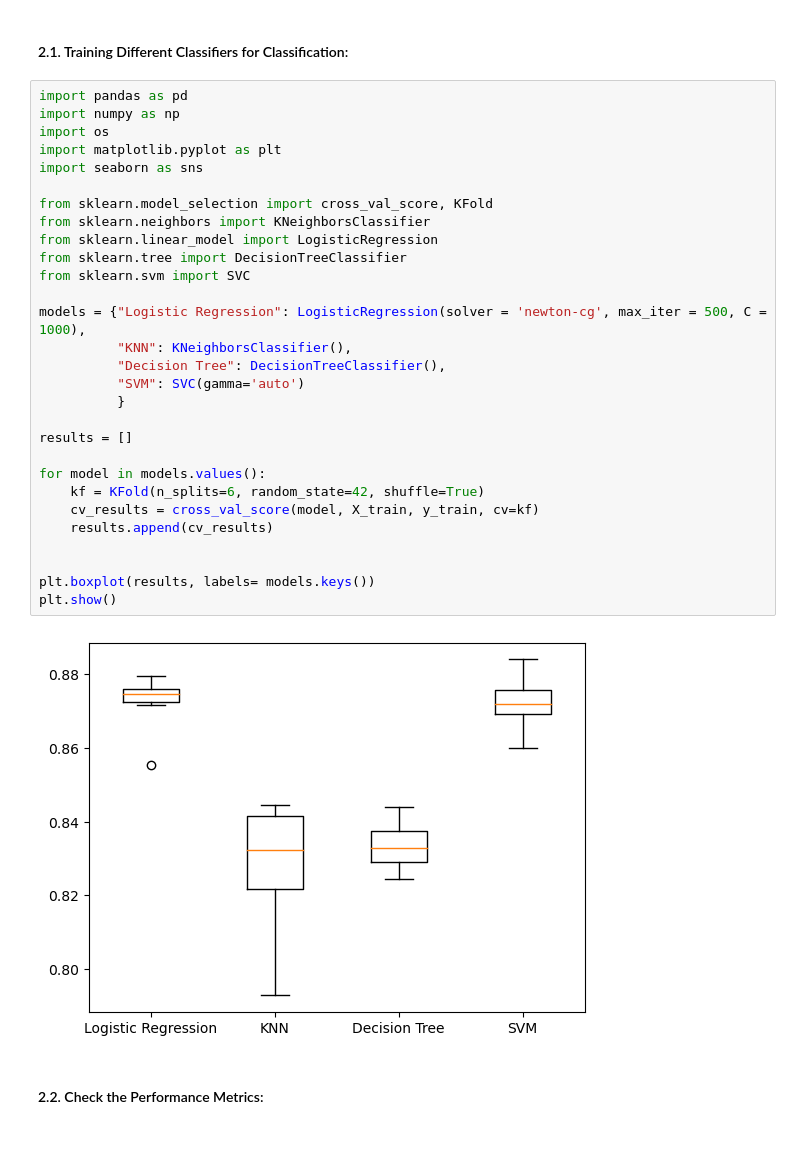
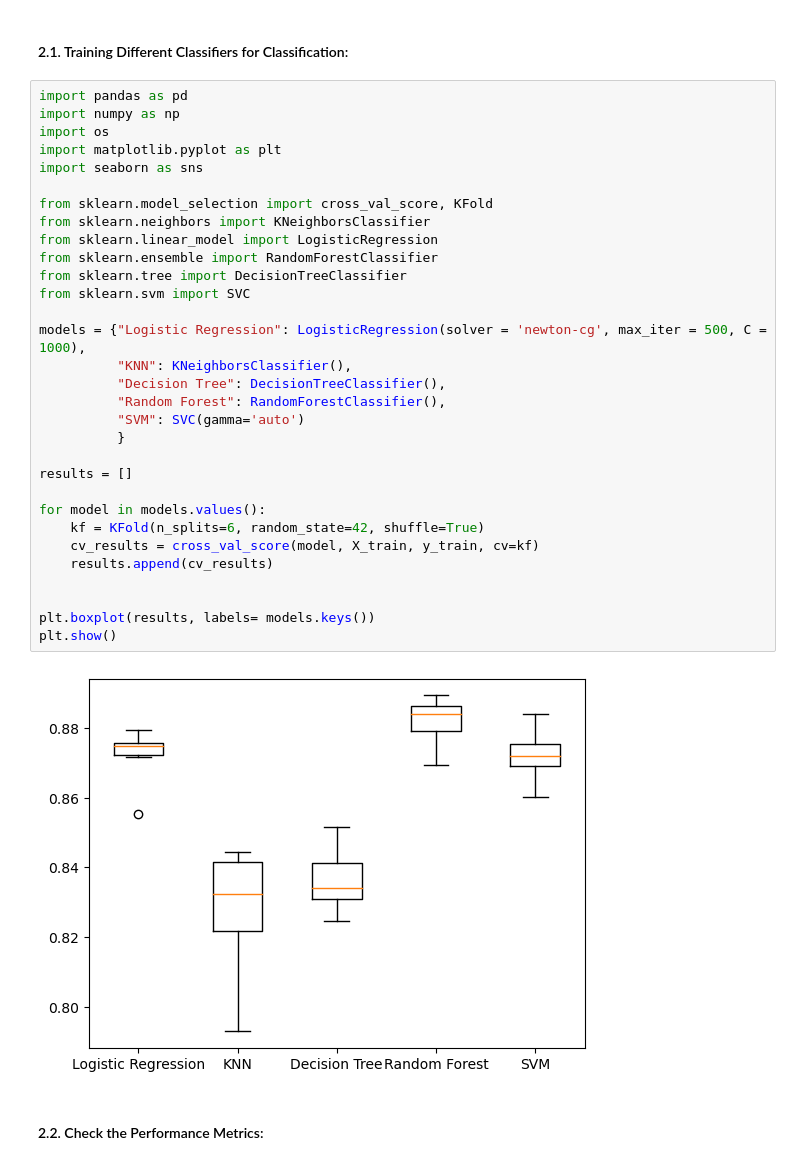
Before and after one commit to myasmin/Capstone_2_Project, a Jupyter notebook: Modelling.ipynb, the cells around one changed output. Drawn from its saved outputs; the diff is of its cells as text.

```diff
--- a/Modelling.ipynb
+++ b/Modelling.ipynb
@@ -17,34 +17,36 @@ with open("test.pkl", "rb") as f:
 # %%
 import pandas as pd
 import numpy as np
 import os
 import matplotlib.pyplot as plt
 import seaborn as sns
 
 from sklearn.model_selection import cross_val_score, KFold
 from sklearn.neighbors import KNeighborsClassifier
 from sklearn.linear_model import LogisticRegression
+from sklearn.ensemble import RandomForestClassifier
 from sklearn.tree import DecisionTreeClassifier
 from sklearn.svm import SVC
 
 models = {"Logistic Regression": LogisticRegression(solver = 'newton-cg', max_iter = 500, C = 1000),
           "KNN": KNeighborsClassifier(),
           "Decision Tree": DecisionTreeClassifier(),
+          "Random Forest": RandomForestClassifier(),
           "SVM": SVC(gamma='auto')
           }
 
 results = []
 
 for model in models.values():
     kf = KFold(n_splits=6, random_state=42, shuffle=True)
     cv_results = cross_val_score(model, X_train, y_train, cv=kf)
     results.append(cv_results)
 
 
 plt.boxplot(results, labels= models.keys())
 plt.show()
 # %% [output]
-[figure, old version]
+[figure, new version]
 # %% [markdown]
 #### 2.2. Check the Performance Metrics:
 # %%
```
Also changed, not shown: parts of 19 cells of this notebook, 2 other files.
